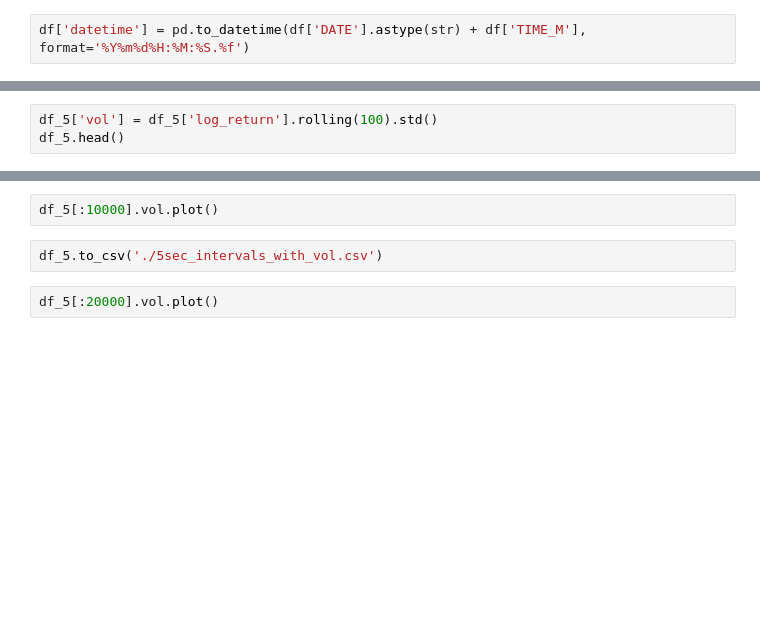
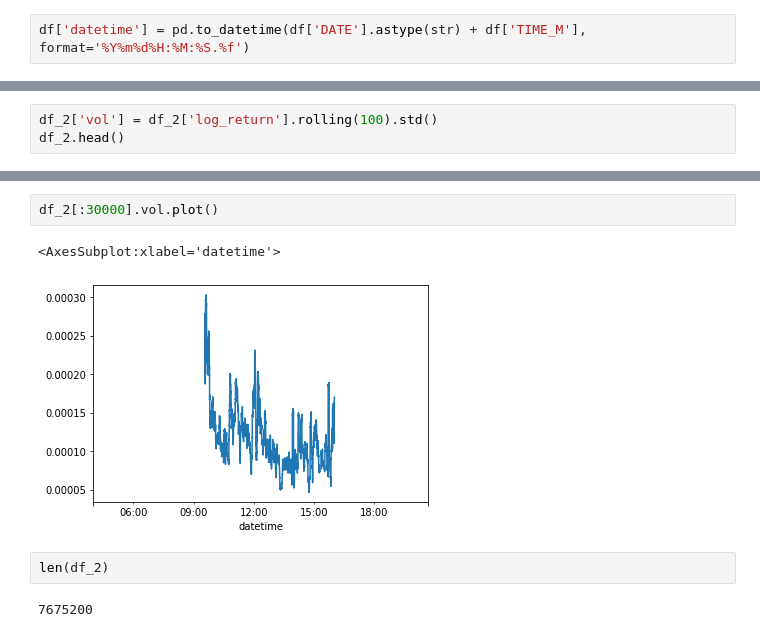
Before and after one commit to sashavoit-zz/volatility-trader, a Jupyter notebook: data_cleaning.ipynb, the cells around one changed output, grey strips where cells are left out. Drawn from its saved outputs; the diff is of its cells as text; blank space fills up the shorter version.

```diff
--- a/data_cleaning.ipynb
+++ b/data_cleaning.ipynb
@@ -52,3 +103,3 @@ df_5['log_return'] = np.log(df_5['PRICE']/df_5['PRICE'].shift())
 # %%
-df_5['vol'] = df_5['log_return'].rolling(100).std()
-df_5.head()
+df_2['vol'] = df_2['log_return'].rolling(100).std()
+df_2.head()
@@ -55,7 +114,10 @@ df_5.head()
 # %%
-df_5[:10000].vol.plot()
+df_2[:30000].vol.plot()
+# %% [output]
+<AxesSubplot:xlabel='datetime'>
+[figure, added]
-# %%
-df_5.to_csv('./5sec_intervals_with_vol.csv')
 # %%
-df_5[:20000].vol.plot()
+len(df_2)
+# %% [output]
+7675200
 # %%
```
Also changed, not shown: parts of 21 cells of this notebook, 1 other file.
